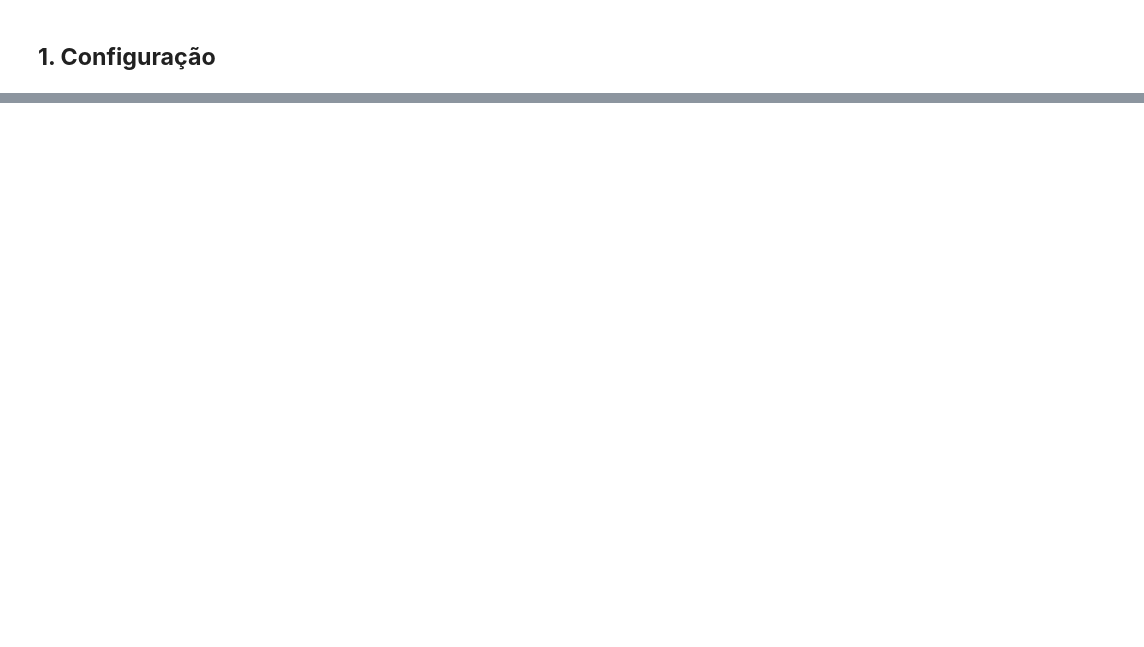
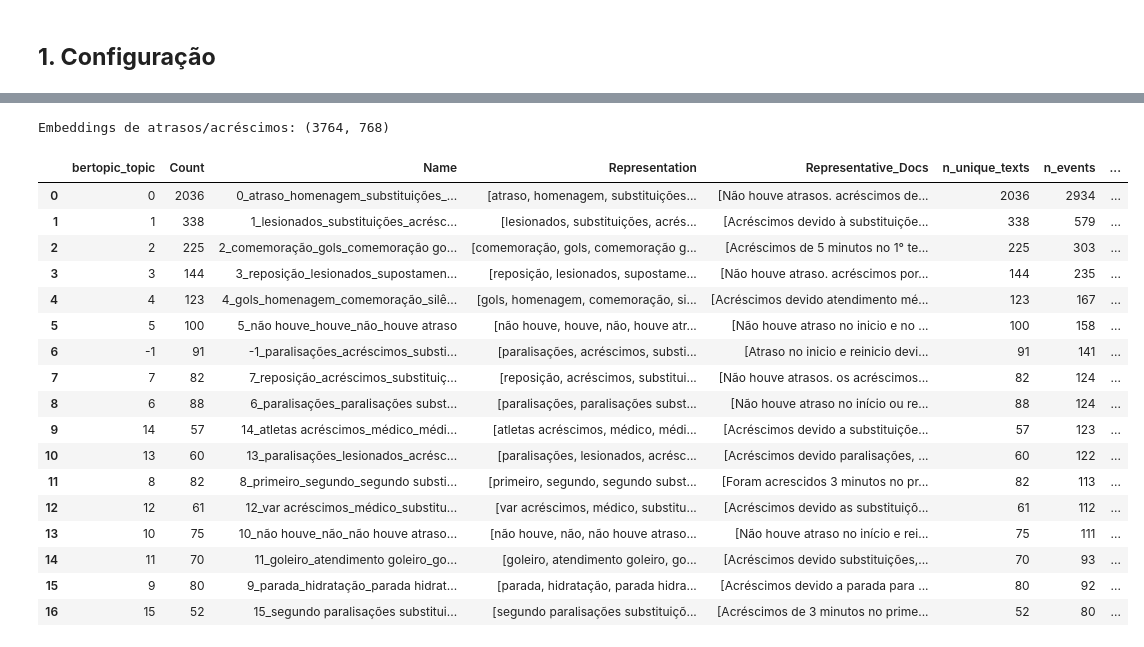
Before and after one commit to gcarbs1/cbf-match-report-analysis, a Jupyter notebook: notebooks/2-semantic_card_reasons_embeddings.ipynb, the cells around one changed output, grey strips where cells are left out. Drawn from its saved outputs; the diff is of its cells as text; code cells hidden in the pictures; blank space fills up the shorter version.

```diff
--- a/notebooks/2-semantic_card_reasons_embeddings.ipynb
+++ b/notebooks/2-semantic_card_reasons_embeddings.ipynb
@@ -1286,0 +902,15 @@ Arquivos salvos:
+# %%
+delay_text_counts = (
+    delays[delays[DELAY_TEXT_COLUMN].ne("n/a")]
+    .groupby("delay_reason_key")
+    .agg(
+        text_for_embedding=(DELAY_TEXT_COLUMN, "first"),
+        n_games=(DELAY_TEXT_COLUMN, "size"),
+        first_year=("year", "min"),
+        last_year=("year", "max"),
+    )
+    .reset_index()
+    .sort_values("n_games", ascending=False)
+    .reset_index(drop=True)
+)
+delay_text_counts.head(25)
@@ -1286,0 +935,44 @@ Arquivos salvos:
+# %%
+delay_texts = delay_text_counts["text_for_embedding"].tolist()
+delay_embeddings = embedding_model.encode(
+    delay_texts,
+    show_progress_bar=True,
+    normalize_embeddings=True,
+    batch_size=64,
+)
+delay_embeddings = np.asarray(delay_embeddings)
+print(f"Embeddings de atrasos/acréscimos: {delay_embeddings.shape}")
+# %% [output]
+Embeddings de atrasos/acréscimos: (3764, 768)
+# %%
+delay_topic_model = make_topic_model(
+    min_topic_size=DELAY_MIN_TOPIC_SIZE,
+    min_samples=DELAY_MIN_SAMPLES,
+    n_neighbors=25,
+    n_components=5,
+)
+delay_topics, _ = delay_topic_model.fit_transform(delay_texts, embeddings=delay_embeddings)
+delay_text_counts["bertopic_topic"] = delay_topics
+
+delay_text_counts_for_summary = delay_text_counts.rename(columns={"n_games": "n_events"})
+delay_topic_summary = build_topic_summary(delay_topic_model, delay_text_counts_for_summary, "bertopic_topic")
+delay_topic_summary.head(20)
+# %% [output]
+|  | bertopic_topic | Count | Name | Representation | Representative_Docs | n_unique_texts | n_events | ... |
+| 0 | 0 | 2036 | 0_atraso_homenagem_substituições_... | [atraso, homenagem, substituições... | [Não houve atrasos. acréscimos de... | 2036 | 2934 | ... |
+| 1 | 1 | 338 | 1_lesionados_substituições_acrésc... | [lesionados, substituições, acrés... | [Acréscimos devido à substituiçõe... | 338 | 579 | ... |
+| 2 | 2 | 225 | 2_comemoração_gols_comemoração go... | [comemoração, gols, comemoração g... | [Acréscimos de 5 minutos no 1° te... | 225 | 303 | ... |
+| 3 | 3 | 144 | 3_reposição_lesionados_supostamen... | [reposição, lesionados, supostame... | [Não houve atraso. acréscimos por... | 144 | 235 | ... |
+| 4 | 4 | 123 | 4_gols_homenagem_comemoração_silê... | [gols, homenagem, comemoração, si... | [Acréscimos devido atendimento mé... | 123 | 167 | ... |
+| 5 | 5 | 100 | 5_não houve_houve_não_houve atraso | [não houve, houve, não, houve atr... | [Não houve atraso no inicio e no ... | 100 | 158 | ... |
+| 6 | -1 | 91 | -1_paralisações_acréscimos_substi... | [paralisações, acréscimos, substi... | [Atraso no inicio e reinicio devi... | 91 | 141 | ... |
+| 7 | 7 | 82 | 7_reposição_acréscimos_substituiç... | [reposição, acréscimos, substitui... | [Não houve atrasos. os acréscimos... | 82 | 124 | ... |
+| 8 | 6 | 88 | 6_paralisações_paralisações subst... | [paralisações, paralisações subst... | [Não houve atraso no início ou re... | 88 | 124 | ... |
+| 9 | 14 | 57 | 14_atletas acréscimos_médico_médi... | [atletas acréscimos, médico, médi... | [Acréscimos devido a substituiçõe... | 57 | 123 | ... |
+| 10 | 13 | 60 | 13_paralisações_lesionados_acrésc... | [paralisações, lesionados, acrésc... | [Acréscimos devido paralisações, ... | 60 | 122 | ... |
+| 11 | 8 | 82 | 8_primeiro_segundo_segundo substi... | [primeiro, segundo, segundo subst... | [Foram acrescidos 3 minutos no pr... | 82 | 113 | ... |
+| 12 | 12 | 61 | 12_var acréscimos_médico_substitu... | [var acréscimos, médico, substitu... | [Acréscimos devido as substituiçõ... | 61 | 112 | ... |
+| 13 | 10 | 75 | 10_não houve_não_não houve atraso... | [não houve, não, não houve atraso... | [Não houve atraso no início e rei... | 75 | 111 | ... |
+| 14 | 11 | 70 | 11_goleiro_atendimento goleiro_go... | [goleiro, atendimento goleiro, go... | [Acréscimos devido substituições,... | 70 | 93 | ... |
+| 15 | 9 | 80 | 9_parada_hidratação_parada hidrat... | [parada, hidratação, parada hidra... | [Acréscimos devido a parada para ... | 80 | 92 | ... |
+| 16 | 15 | 52 | 15_segundo paralisações substitui... | [segundo paralisações substituiçõ... | [Acréscimos de 3 minutos no prime... | 52 | 80 | ... |
```
Also changed, not shown: parts of 74 cells of this notebook, 1 other file.
